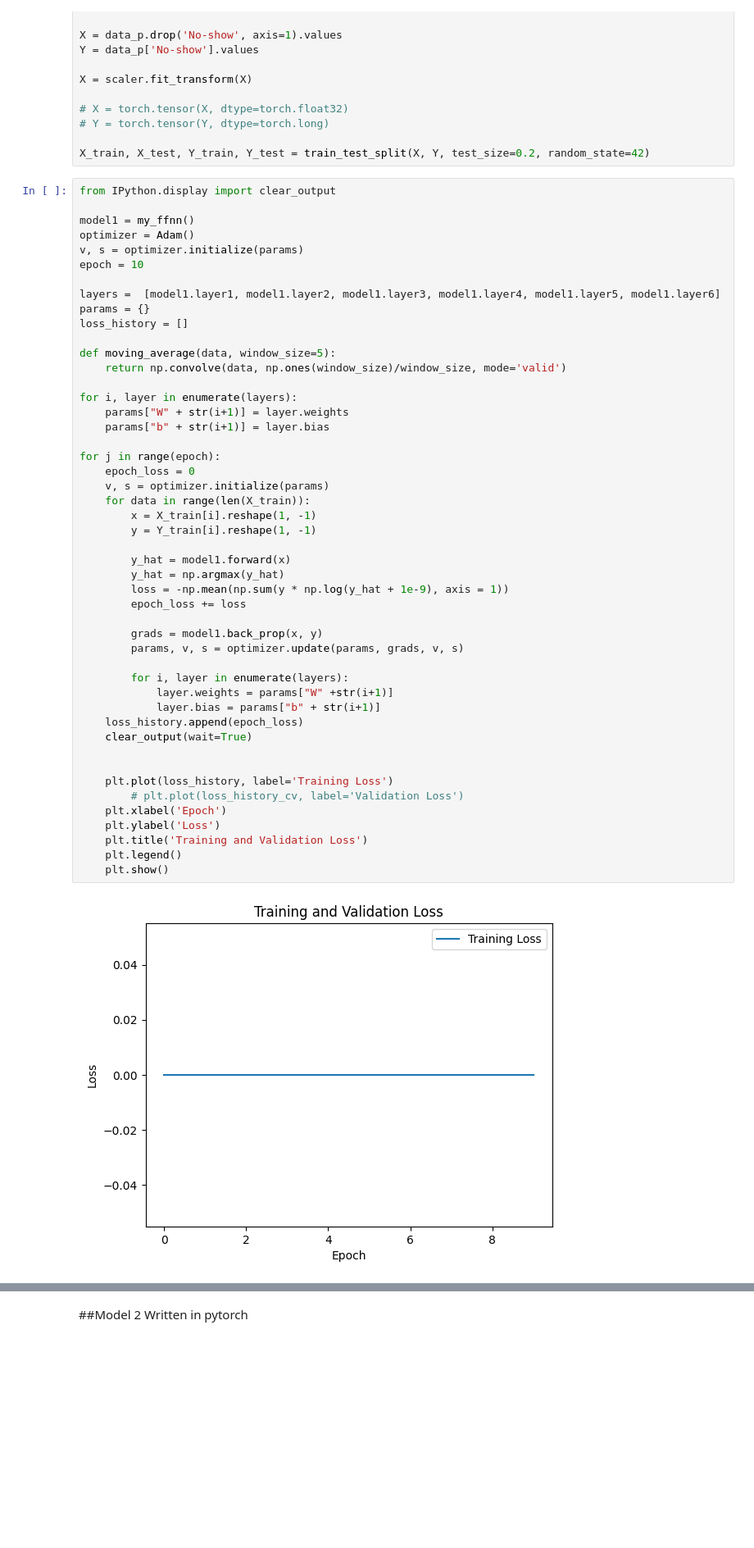
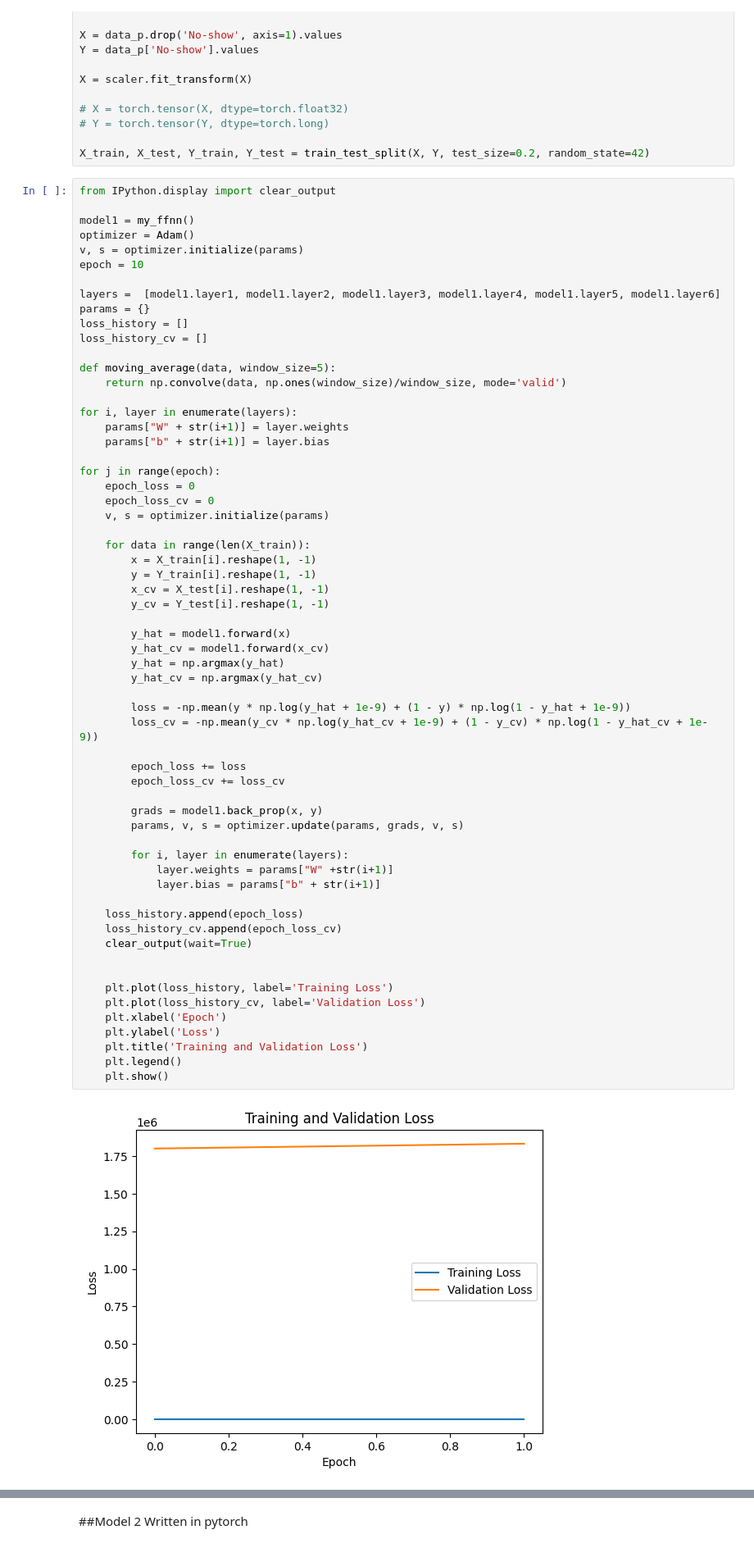
Before and after one commit to Wvidit/24035066-CSOC-IG, a Jupyter notebook: Vanilla-Neural-Network/model.ipynb, the cells around one changed output, grey strips where cells are left out. Shown at 82% size. Cells and saved outputs as stored; diff of their text form; blank space fills up the shorter version.

```diff
--- a/Vanilla-Neural-Network/model.ipynb
+++ b/Vanilla-Neural-Network/model.ipynb
@@ -330,6 +330,7 @@ epoch = 10
 layers =  [model1.layer1, model1.layer2, model1.layer3, model1.layer4, model1.layer5, model1.layer6]
 params = {}
 loss_history = []
+loss_history_cv = []
 
 def moving_average(data, window_size=5):
     return np.convolve(data, np.ones(window_size)/window_size, mode='valid')
@@ -339,33 +340,45 @@ for i, layer in enumerate(layers):
     params["b" + str(i+1)] = layer.bias
 
 for j in range(epoch):
     epoch_loss = 0
+    epoch_loss_cv = 0
     v, s = optimizer.initialize(params)
+
     for data in range(len(X_train)):
         x = X_train[i].reshape(1, -1)
         y = Y_train[i].reshape(1, -1)
+        x_cv = X_test[i].reshape(1, -1)
+        y_cv = Y_test[i].reshape(1, -1)
 
         y_hat = model1.forward(x)
+        y_hat_cv = model1.forward(x_cv)
         y_hat = np.argmax(y_hat)
-        loss = -np.mean(np.sum(y * np.log(y_hat + 1e-9), axis = 1))
+        y_hat_cv = np.argmax(y_hat_cv)
+
+        loss = -np.mean(y * np.log(y_hat + 1e-9) + (1 - y) * np.log(1 - y_hat + 1e-9))
+        loss_cv = -np.mean(y_cv * np.log(y_hat_cv + 1e-9) + (1 - y_cv) * np.log(1 - y_hat_cv + 1e-9))
+
         epoch_loss += loss
+        epoch_loss_cv += loss_cv
 
         grads = model1.back_prop(x, y)
         params, v, s = optimizer.update(params, grads, v, s)
 
         for i, layer in enumerate(layers):
             layer.weights = params["W" +str(i+1)]
             layer.bias = params["b" + str(i+1)]
+
     loss_history.append(epoch_loss)
+    loss_history_cv.append(epoch_loss_cv)
     clear_output(wait=True)
 
 
     plt.plot(loss_history, label='Training Loss')
-        # plt.plot(loss_history_cv, label='Validation Loss')
+    plt.plot(loss_history_cv, label='Validation Loss')
     plt.xlabel('Epoch')
     plt.ylabel('Loss')
     plt.title('Training and Validation Loss')
     plt.legend()
     plt.show()
 # %% [output]
-[figure, old version]
+[figure, new version]
```
Also changed, not shown: parts of 5 cells of this notebook.
